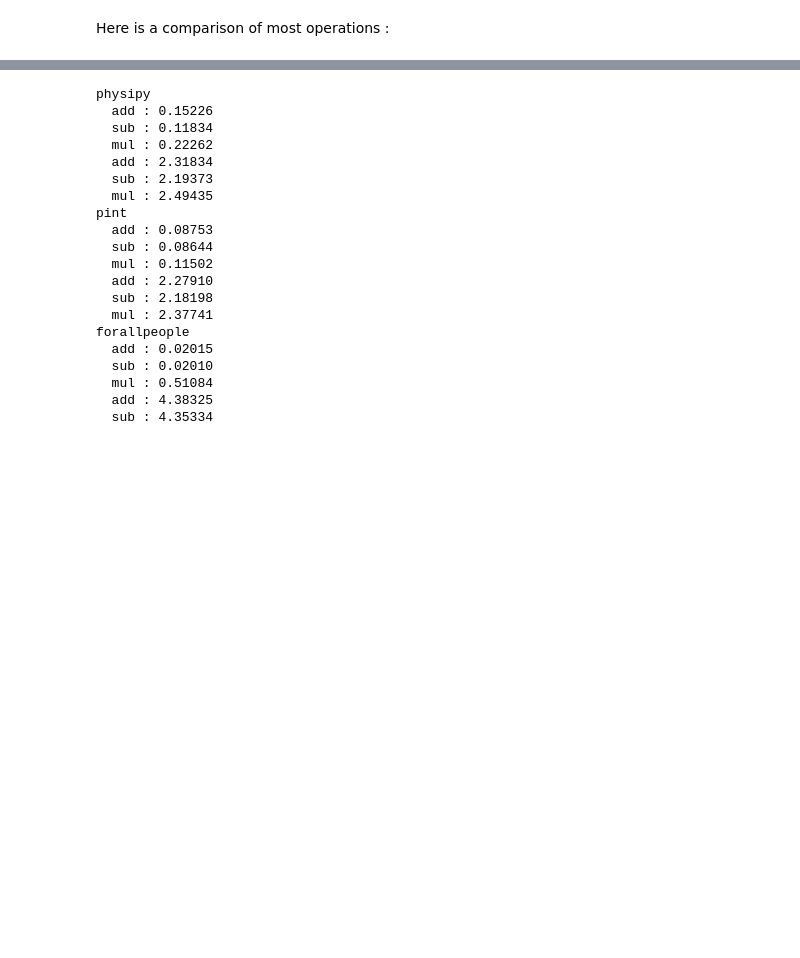
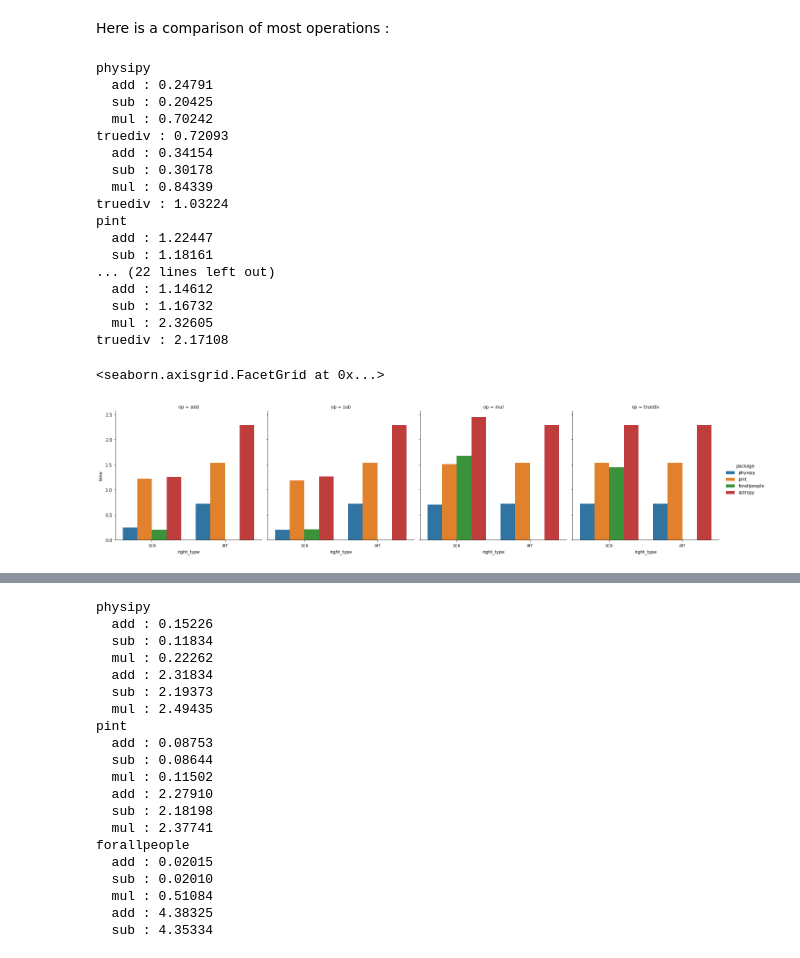
Before and after one commit to mocquin/physipy, a Jupyter notebook: docs/notebooks/Performance.ipynb, the cells around one changed output, grey strips where cells are left out. Cells and saved outputs as stored; diff of their text form; code cells hidden in the pictures; blank space fills up the shorter version.

```diff
--- a/docs/notebooks/Performance.ipynb
+++ b/docs/notebooks/Performance.ipynb
@@ -54,0 +108,20 @@ Here is a comparison of most operations :
+# %%
+import pint
+import physipy
+import forallpeople
+import numpy as np
+from astropy import units as astropy_units
+
+ureg = pint.UnitRegistry()
+
+a = 123
+b = 654
+
+# we don't want a big array since we are intersted in the differences
+# between scalars and arrays, if any. Big array length could introduce
+# time deltas from the numerical computation, not the unit overhead
+arr = np.arange(1, 4)
+
+import timeit
+
+import operator
@@ -54,0 +161,51 @@ Here is a comparison of most operations :
+# %%
+results = []
+
+for modules_dict in [physipy_qs, pint_qs, fap_qs, asp_qs]:
+    print(modules_dict["name"])
+    for operation, operation_method in operations.items():
+        aq = modules_dict["a"]
+        bq = modules_dict["b"]
+        #time = timeit.timeit('a.'+operation_method+"(b)", number=10000, globals=globals())
+        time_q = timeit.timeit('aq.'+operation_method+"(bq)", number=N, globals={"aq":aq, "bq":bq})#), globals=globals())
+        #print(f"{operation: >5} : {time_q/time: <5.1f}")
+        print(f"{operation :>5} : {time_q:.5f}")
+        results.append((modules_dict['name'], operation, time_q, aq, bq, "sca", "sca", str(getattr(operator, operation)(aq, bq))))
+    for operation, operation_method in operations.items():
+        aq = modules_dict["a"]
+        arrq = modules_dict["arrm"]
+        #time = timeit.timeit('a.'+operation_method+"(b)", number=10000, globals=globals())
+        try:
+            time_qarr = timeit.timeit('aq.'+operation_method+"(arr)", number=N, globals={"aq":aq, "arr":arrq})#), globals=globals())
+            print(f"{operation :>5} : {time_qarr:.5f}")
+            results.append((modules_dict['name'], operation, time_q, aq, arrq, "sca", "arr", str(getattr(operator, operation)(aq, arrq))))
+
+        except Exception as e:
+            print(f"{operation :>5} : {e}")
+
+            results.append((modules_dict['name'], operation, np.nan, aq, arrq, "sca", "arr", "Failed"))
+import pandas as pd
+import seaborn as sns
+df = pd.DataFrame(results, columns=["package", "op", "time", "left", "right", "left_type", "right_type", "result"])
+sns.catplot(
+    col="op", x="right_type", y="time", hue="package", data=df, kind="bar")
+# %% [output]
+physipy
+  add : 0.24791
+  sub : 0.20425
+  mul : 0.70242
+truediv : 0.72093
+  add : 0.34154
+  sub : 0.30178
+  mul : 0.84339
+truediv : 1.03224
+pint
+  add : 1.22447
+  sub : 1.18161
+... (22 lines left out)
+  add : 1.14612
+  sub : 1.16732
+  mul : 2.32605
+truediv : 2.17108
+<seaborn.axisgrid.FacetGrid at 0x...>
+[figure, added]
```
Also changed, not shown: parts of 12 cells of this notebook, 41 other files.
